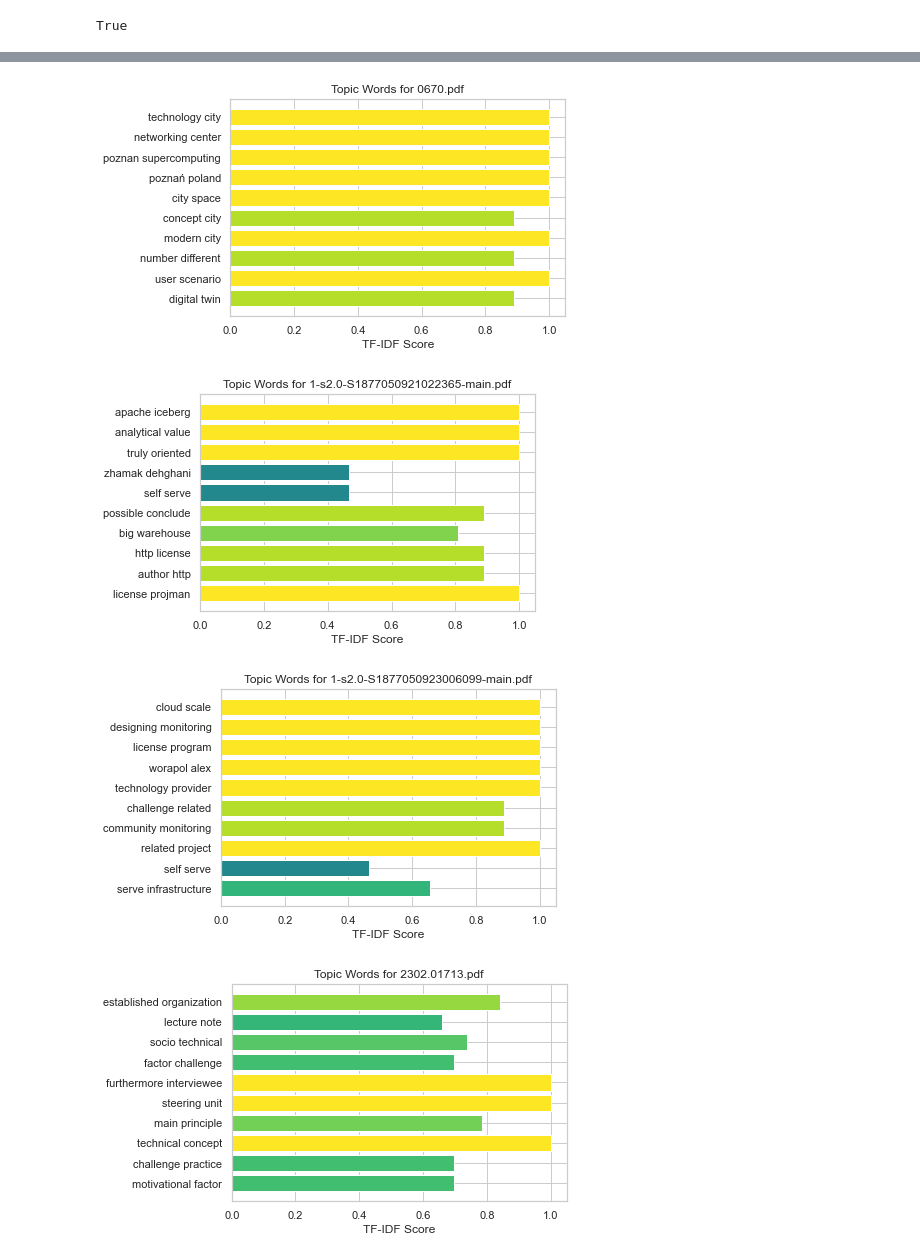
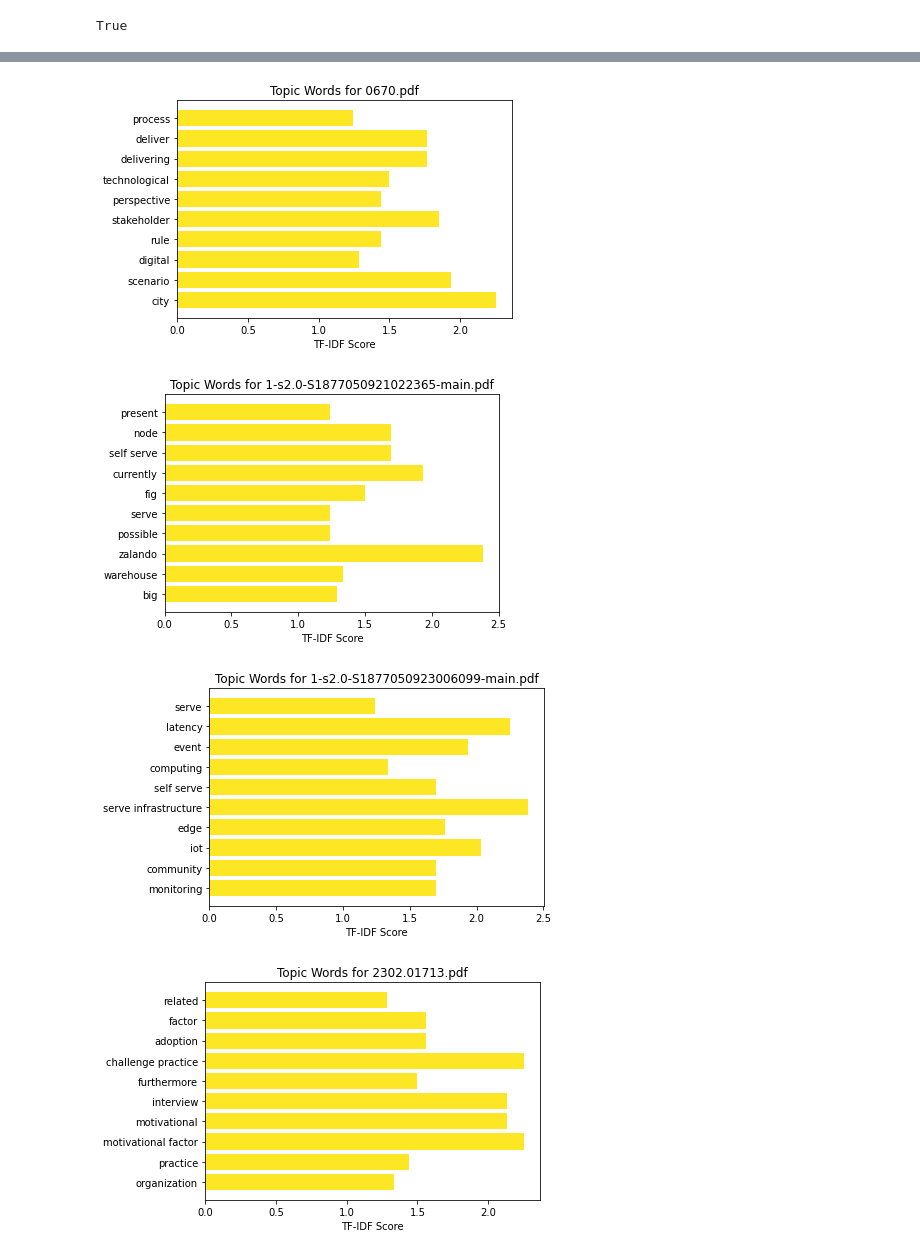
Before and after one commit to clumsyspeedboat/data_mesh_topics_and_sentiment, a Jupyter notebook: Topic_modeling_NMF.ipynb, the cells around one changed output, grey strips where cells are left out. Cells and saved outputs as stored; diff of their text form; code cells hidden in the pictures.

```diff
--- a/Topic_modeling_NMF.ipynb
+++ b/Topic_modeling_NMF.ipynb
@@ -30,7 +30,7 @@ def NMF_modeling(df_data, components):
     df = df_data.copy()
 
     # Initialize TF-IDF vectorizer
-    model = TfidfVectorizer(stop_words='english', ngram_range=(2, 2))
+    model = TfidfVectorizer(stop_words='english', ngram_range=(1, 2), min_df=0.2, max_df=0.8)
 
     # Fit and transform the TF-IDF matrix
     word_vector = model.fit_transform(df['pdf_content'])
@@ -116,35 +116,32 @@ chart.save('chart.html')
 # %%
 import pandas as pd
 import matplotlib.pyplot as plt
 import numpy as np
 from sklearn.feature_extraction.text import TfidfVectorizer
 from sklearn.preprocessing import normalize
 from sklearn.decomposition import NMF
 
 def visualize_results(df):
     for index, row in df.iterrows():
         pdf_name = row['pdf_name']
         topic_words = row['topic_words_tfid']
 
         # Extract words and TF-IDF scores
         words, tfidf_scores = zip(*topic_words)
 
-        # Normalize TF-IDF scores to be in the range [0, 1]
-        normalized_tfidf_scores = np.array(tfidf_scores) / np.max(tfidf_scores)
-
         # Color code the words based on normalized TF-IDF scores
-        colors = plt.cm.viridis(normalized_tfidf_scores)
+        colors = plt.cm.viridis(tfidf_scores)
 
         # Create a horizontal bar chart
-        plt.barh(words, normalized_tfidf_scores, color=colors)
+        plt.barh(words, tfidf_scores, color=colors)
         plt.xlabel('TF-IDF Score')
         plt.title(f'Topic Words for {pdf_name}')
         plt.show()
 
 # Assuming 'result' is the DataFrame returned from your NMF_modeling function
 visualize_results(result)
 # %% [output]
-[figure, old version]
+[figure, new version]
-[figure, old version]
+[figure, new version]
-[figure, old version]
+[figure, new version]
-[figure, old version]
+[figure, new version]
```
Also changed, not shown: parts of 5 cells of this notebook, 5 other files.
